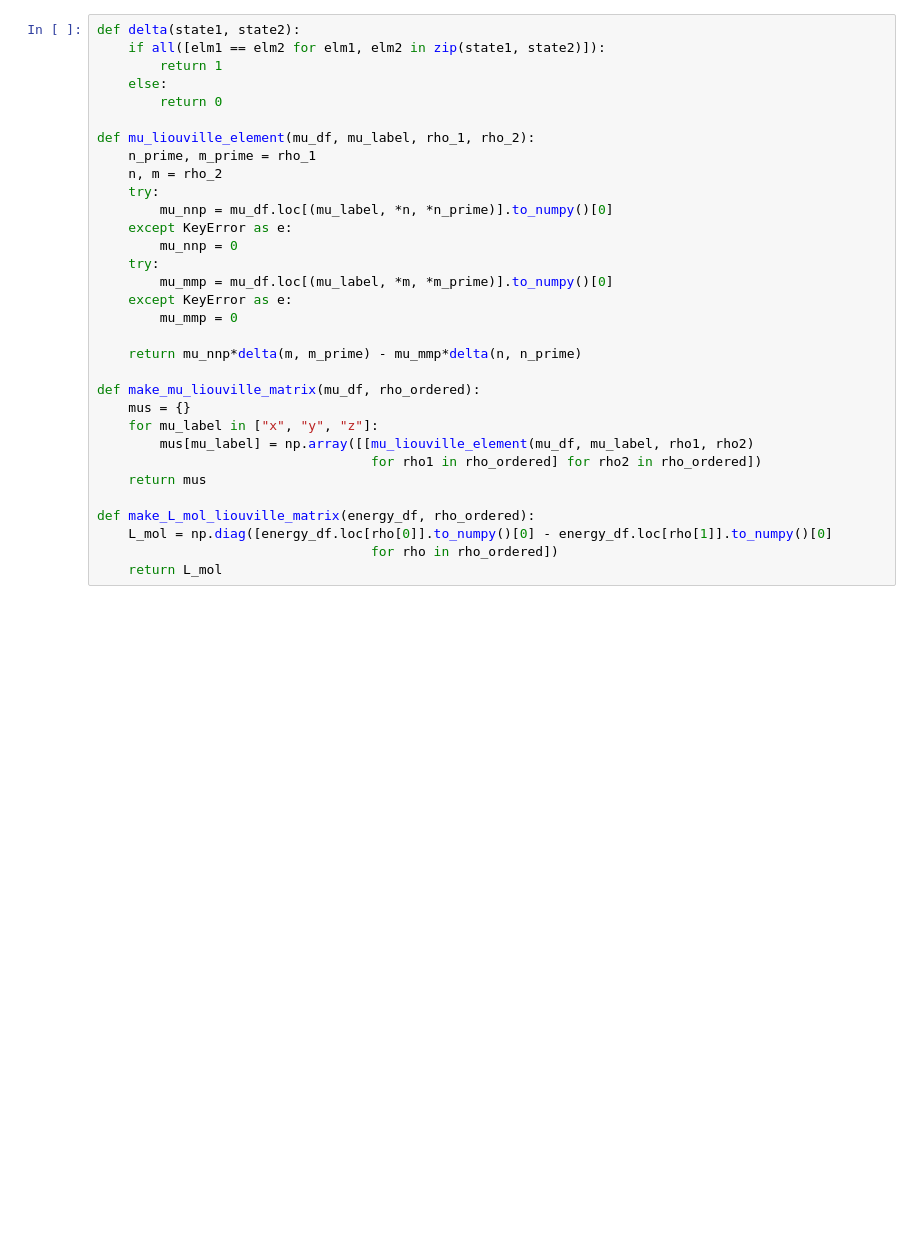
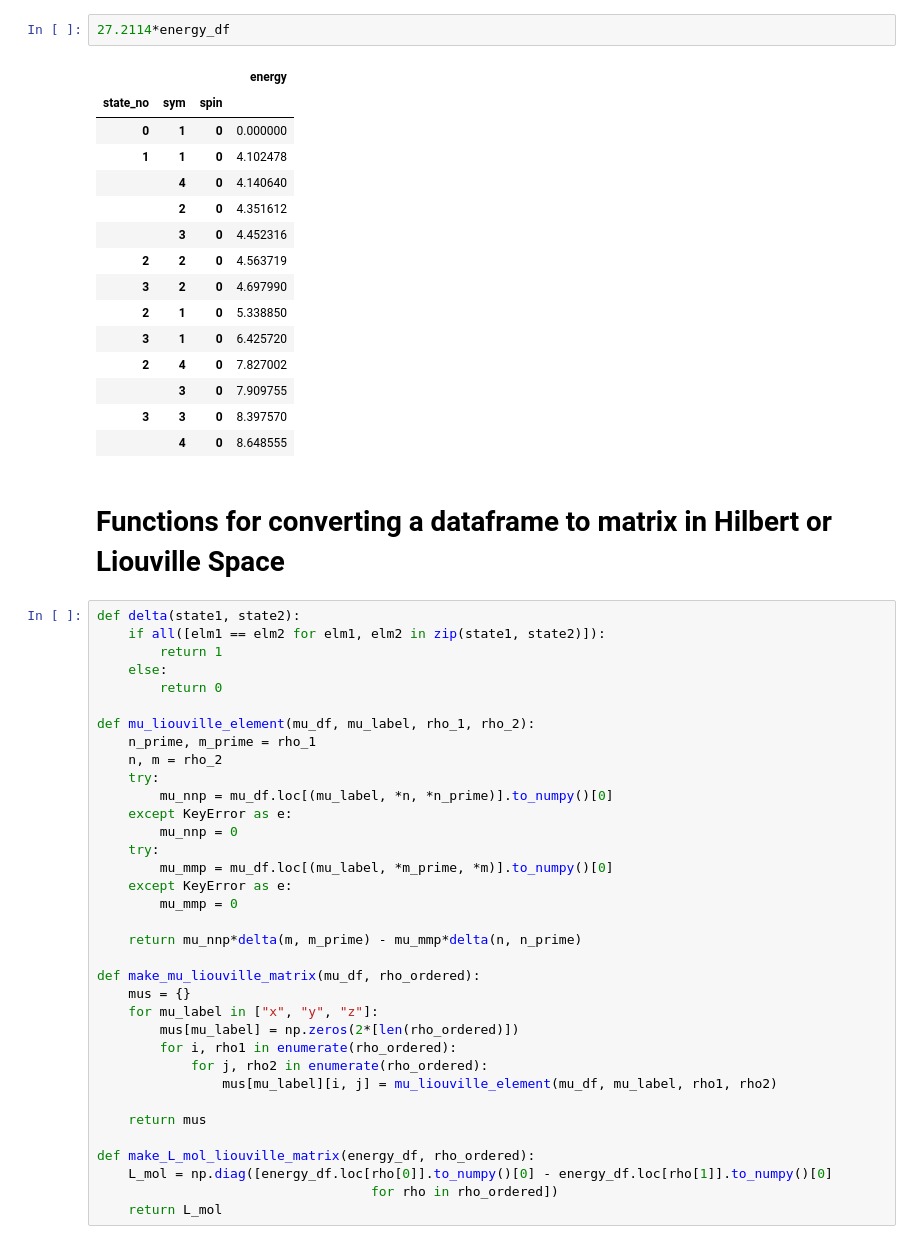
Before and after one commit to zifn/qchem_nitrobenzene, a Jupyter notebook: Make Louiville Dipole Matrix.ipynb, the cells around one changed output. Drawn from its saved outputs; the diff is of its cells as text; blank space fills up the shorter version.

```diff
--- a/Make Louiville Dipole Matrix.ipynb
+++ b/Make Louiville Dipole Matrix.ipynb
@@ -69,3 +88,23 @@ Name: (z, 0, 1, 0, 0, 1, 0), dtype: float64
+# %%
+27.2114*energy_df
+# %% [output]
+|  |  |  | energy |
+| state_no | sym | spin |  |
+| 0 | 1 | 0 | 0.000000 |
+| 1 | 1 | 0 | 4.102478 |
+|  | 4 | 0 | 4.140640 |
+|  | 2 | 0 | 4.351612 |
+|  | 3 | 0 | 4.452316 |
+| 2 | 2 | 0 | 4.563719 |
+| 3 | 2 | 0 | 4.697990 |
+| 2 | 1 | 0 | 5.338850 |
+| 3 | 1 | 0 | 6.425720 |
+| 2 | 4 | 0 | 7.827002 |
+|  | 3 | 0 | 7.909755 |
+| 3 | 3 | 0 | 8.397570 |
+|  | 4 | 0 | 8.648555 |
+# %% [markdown]
+# Functions for converting a dataframe to matrix in Hilbert or Liouville Space
 # %%
 def delta(state1, state2):
     if all([elm1 == elm2 for elm1, elm2 in zip(state1, state2)]):
@@ -81,7 +120,7 @@ def mu_liouville_element(mu_df, mu_label, rho_1, rho_2):
     except KeyError as e:
         mu_nnp = 0
     try:
-        mu_mmp = mu_df.loc[(mu_label, *m, *m_prime)].to_numpy()[0]
+        mu_mmp = mu_df.loc[(mu_label, *m_prime, *m)].to_numpy()[0]
     except KeyError as e:
         mu_mmp = 0
 
@@ -90,8 +129,11 @@ def mu_liouville_element(mu_df, mu_label, rho_1, rho_2):
 def make_mu_liouville_matrix(mu_df, rho_ordered):
     mus = {}
     for mu_label in ["x", "y", "z"]:
-        mus[mu_label] = np.array([[mu_liouville_element(mu_df, mu_label, rho1, rho2)
-                                   for rho1 in rho_ordered] for rho2 in rho_ordered])
+        mus[mu_label] = np.zeros(2*[len(rho_ordered)])
+        for i, rho1 in enumerate(rho_ordered):
+            for j, rho2 in enumerate(rho_ordered):
+                mus[mu_label][i, j] = mu_liouville_element(mu_df, mu_label, rho1, rho2)
+
     return mus
 
 def make_L_mol_liouville_matrix(energy_df, rho_ordered):
```
Also changed, not shown: parts of 43 cells of this notebook, 3 other files.
